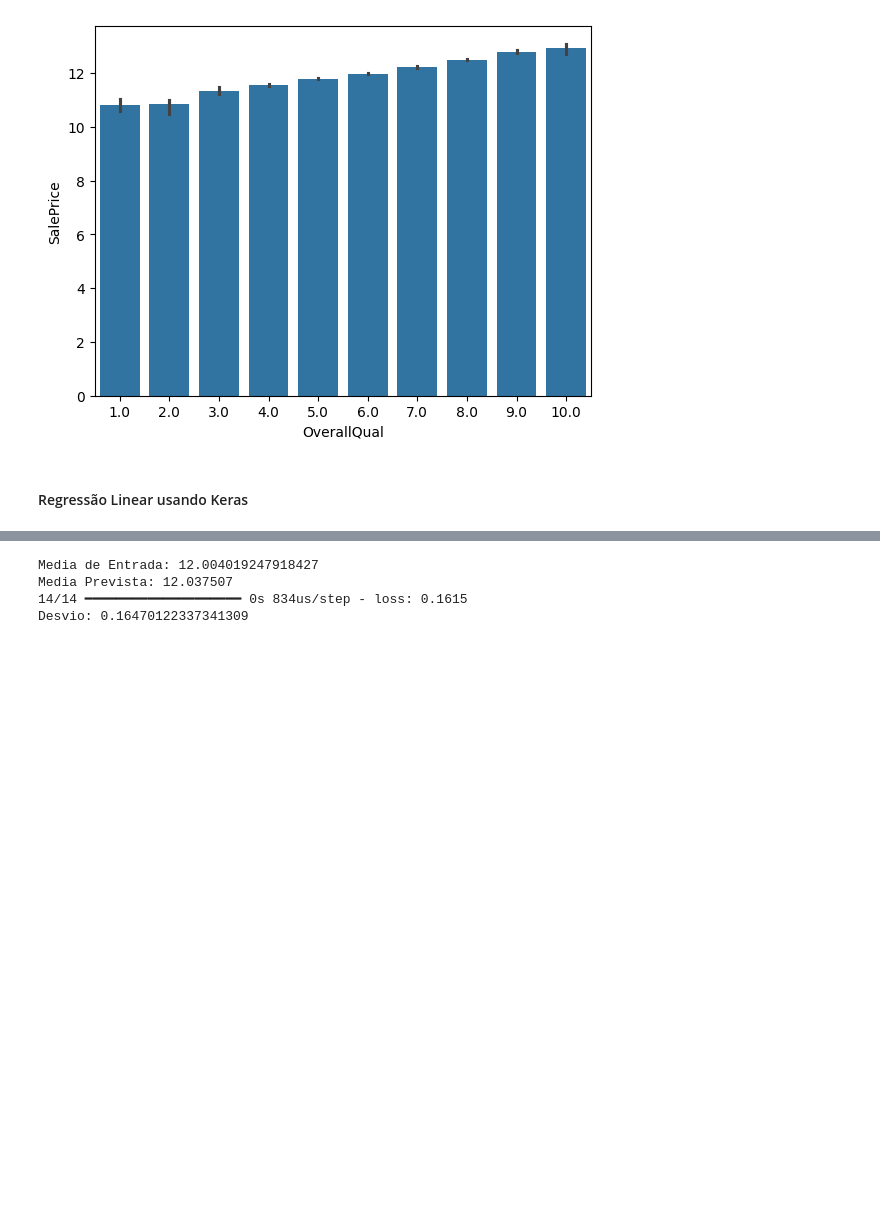
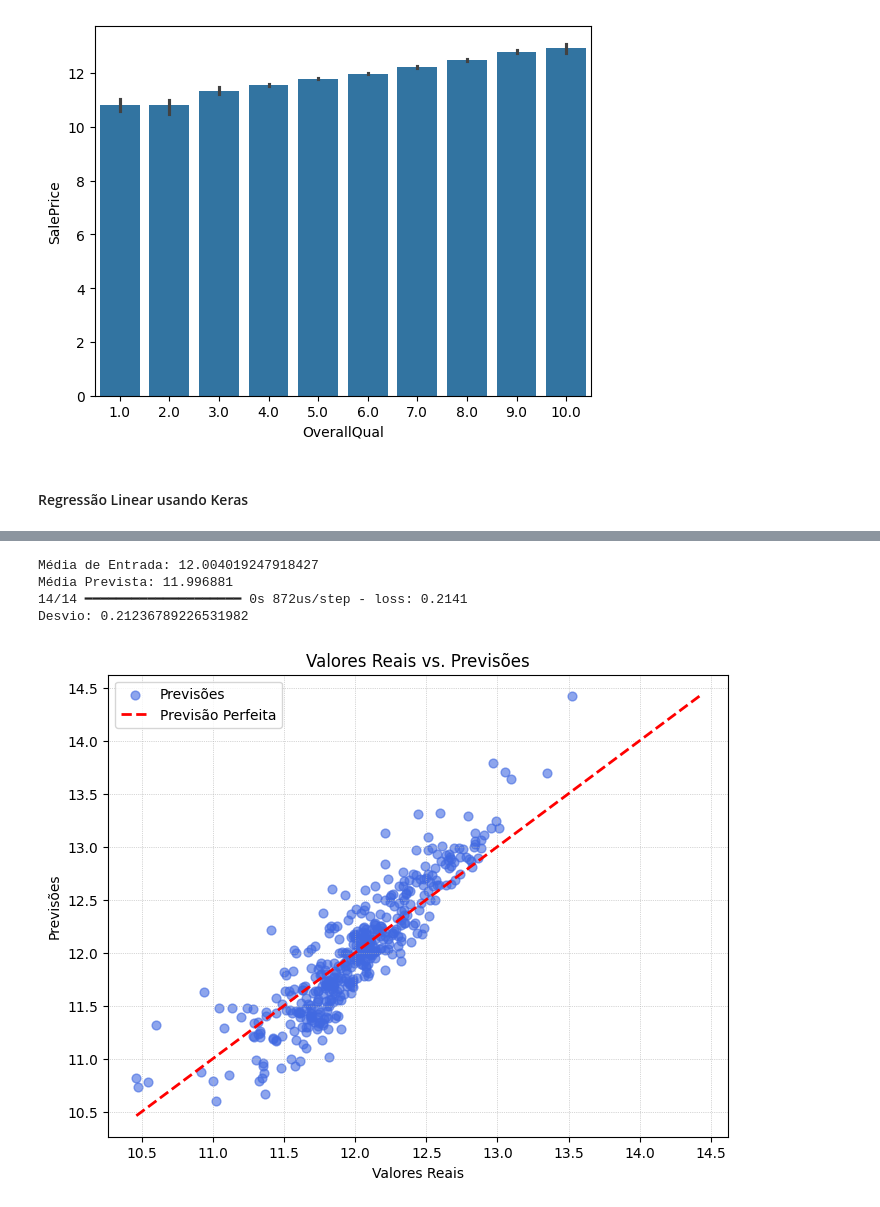
Before and after one commit to Nathan-Rgs/patternRecognition-supervisedLearning, a Jupyter notebook: regression/houses.ipynb, the cells around one changed output, grey strips where cells are left out. Cells and saved outputs as stored; diff of their text form; code cells hidden in the pictures; blank space fills up the shorter version.

Commit message:
feat: Plot results

```diff
--- a/regression/houses.ipynb
+++ b/regression/houses.ipynb
@@ -382,12 +384,34 @@ R2:  0.7348247727824488
-# %%
-print('Media de Entrada:', y_test.mean())
-print('Media Prevista:', y_pred.mean())
-print('Desvio:', model.evaluate(X_test, y_test))
-# %% [output]
-Media de Entrada: 12.004019247918427
-Media Prevista: 12.037507
-14/14 ━━━━━━━━━━━━━━━━━━━━ 0s 834us/step - loss: 0.1615
-Desvio: 0.16470122337341309
+# %%
+print('Média de Entrada:', y_test.mean())
+print('Média Prevista:', y_pred.mean())
+print('Desvio:', model.evaluate(X_test, y_test))
+
+# Garantir que y_test e y_pred estejam no formato correto
+y_test = np.array(y_test).flatten()
+y_pred = np.array(y_pred).flatten()
+
+# Visualizar os resultados com ajustes
+plt.figure(figsize=(8, 6))
+plt.scatter(y_test, y_pred, color='royalblue', alpha=0.6, s=40, label='Previsões')  # Ajuste de cor e transparência
+
+# Adicionar uma linha de referência para a previsão perfeita
+max_val = max(max(y_test), max(y_pred))
+min_val = min(min(y_test), min(y_pred))
+plt.plot([min_val, max_val], [min_val, max_val], color='red', linestyle='--', linewidth=2, label='Previsão Perfeita')  # Linha diagonal
+
+# Configurações do gráfico
+plt.xlabel('Valores Reais')
+plt.ylabel('Previsões')
+plt.title('Valores Reais vs. Previsões')
+plt.legend()
+plt.grid(True, linestyle=':', linewidth=0.5)
+plt.show()
+# %% [output]
+Média de Entrada: 12.004019247918427
+Média Prevista: 11.996881
+14/14 ━━━━━━━━━━━━━━━━━━━━ 0s 872us/step - loss: 0.2141
+Desvio: 0.21236789226531982
+[figure, added]
 # %%
 # Criar o DataFrame para submissão
 y_pred = model.predict(X_test).flatten()
```
Also changed, not shown: parts of 5 cells of this notebook.
